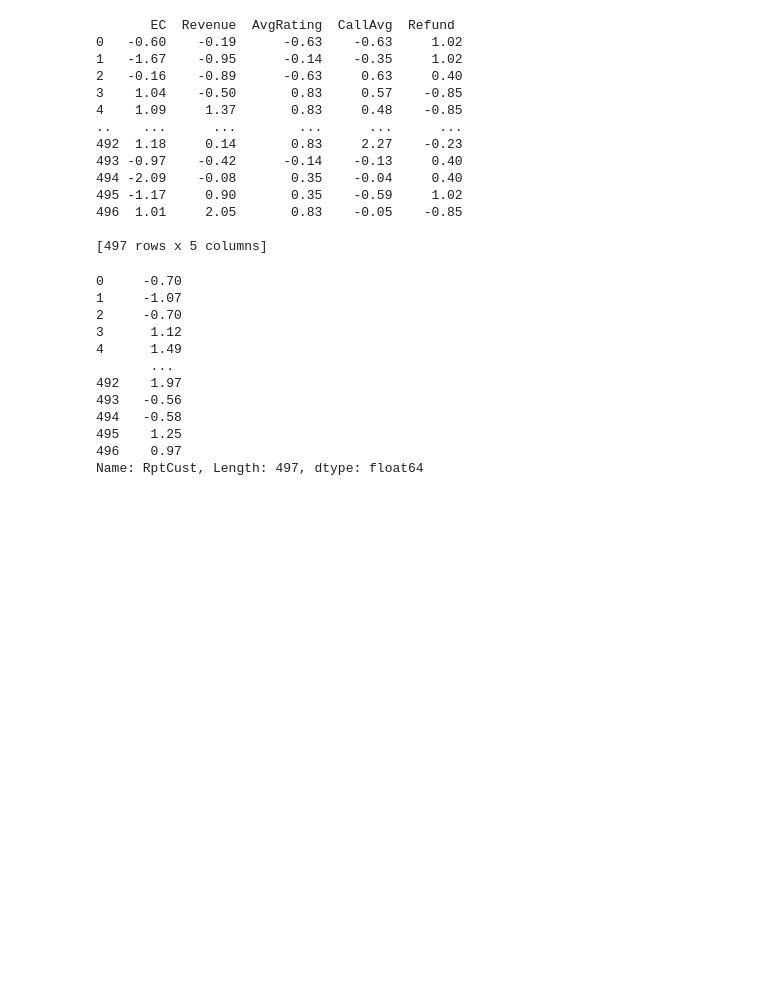
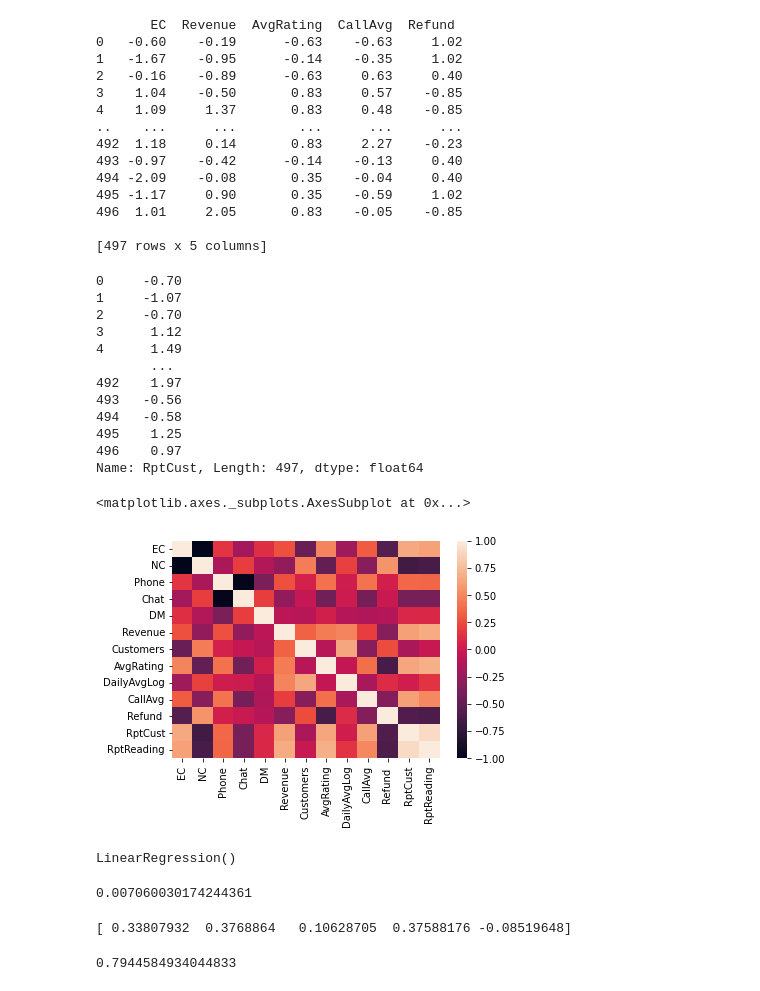
Before and after one commit to jkongkong/OutlookAmusements, a Jupyter notebook: ML_Linear_Regression_Repeat_Customers.ipynb, the cells around one changed output. Drawn from its saved outputs; the diff is of its cells as text; code cells hidden in the pictures; blank space fills up the shorter version.

```diff
--- a/ML_Linear_Regression_Repeat_Customers.ipynb
+++ b/ML_Linear_Regression_Repeat_Customers.ipynb
@@ -51,3 +51,8 @@ print(Y)
 495    1.25
 496    0.97
 Name: RptCust, Length: 497, dtype: float64
+# %%
+sns.heatmap(RC.corr())
+# %% [output]
+<matplotlib.axes._subplots.AxesSubplot at 0x...>
+[figure, added]
@@ -53,0 +61,17 @@ Name: RptCust, Length: 497, dtype: float64
+# %%
+regressor = LinearRegression()
+regressor.fit(X_train, Y_train)
+# %% [output]
+LinearRegression()
+# %%
+print(regressor.intercept_)
+# %% [output]
+0.007060030174244361
+# %%
+print(regressor.coef_)
+# %% [output]
+[ 0.33807932  0.3768864   0.10628705  0.37588176 -0.08519648]
+# %%
+r2_score(Y_train, regressor.predict(X_train))
+# %% [output]
+0.7944584934044833
```
Also changed, not shown: parts of 6 cells of this notebook.
